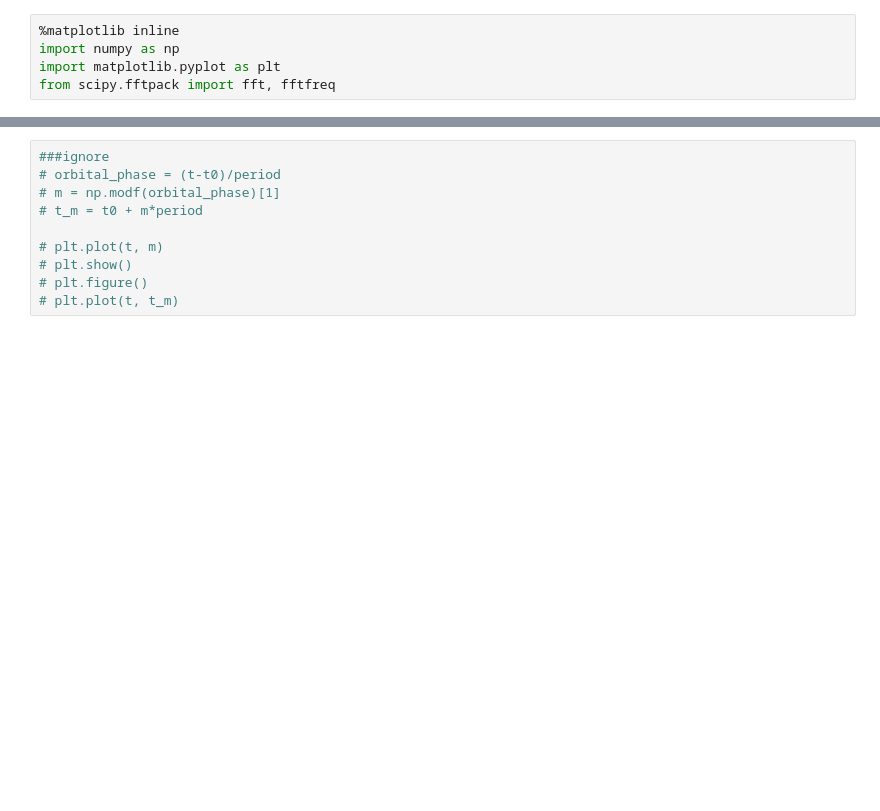
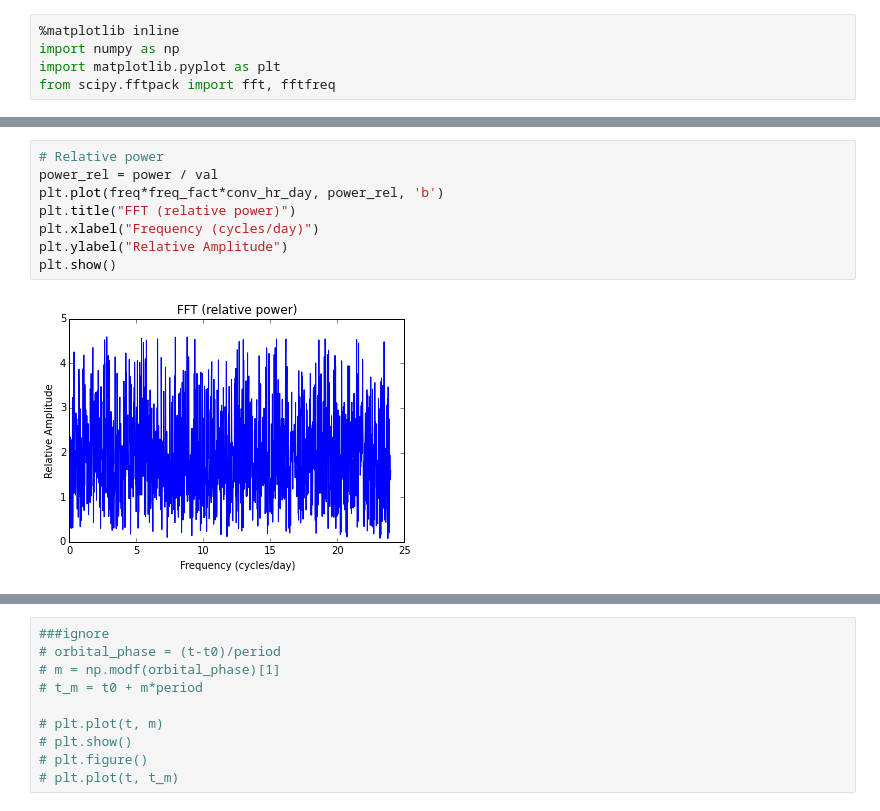
Before and after one commit to dianadianadiana/FFT, a Jupyter notebook: flux_function.ipynb, the cells around one changed output, grey strips where cells are left out. Drawn from its saved outputs; the diff is of its cells as text; blank space fills up the shorter version.

```diff
--- a/flux_function.ipynb
+++ b/flux_function.ipynb
@@ -127,0 +224,10 @@ Expected frequency (cycles/day): 2.88461538462
+# %%
+# Relative power
+power_rel = power / val
+plt.plot(freq*freq_fact*conv_hr_day, power_rel, 'b')
+plt.title("FFT (relative power)")
+plt.xlabel("Frequency (cycles/day)")
+plt.ylabel("Relative Amplitude")
+plt.show()
+# %% [output]
+[figure, added]
```
Also changed, not shown: parts of 10 cells of this notebook.
